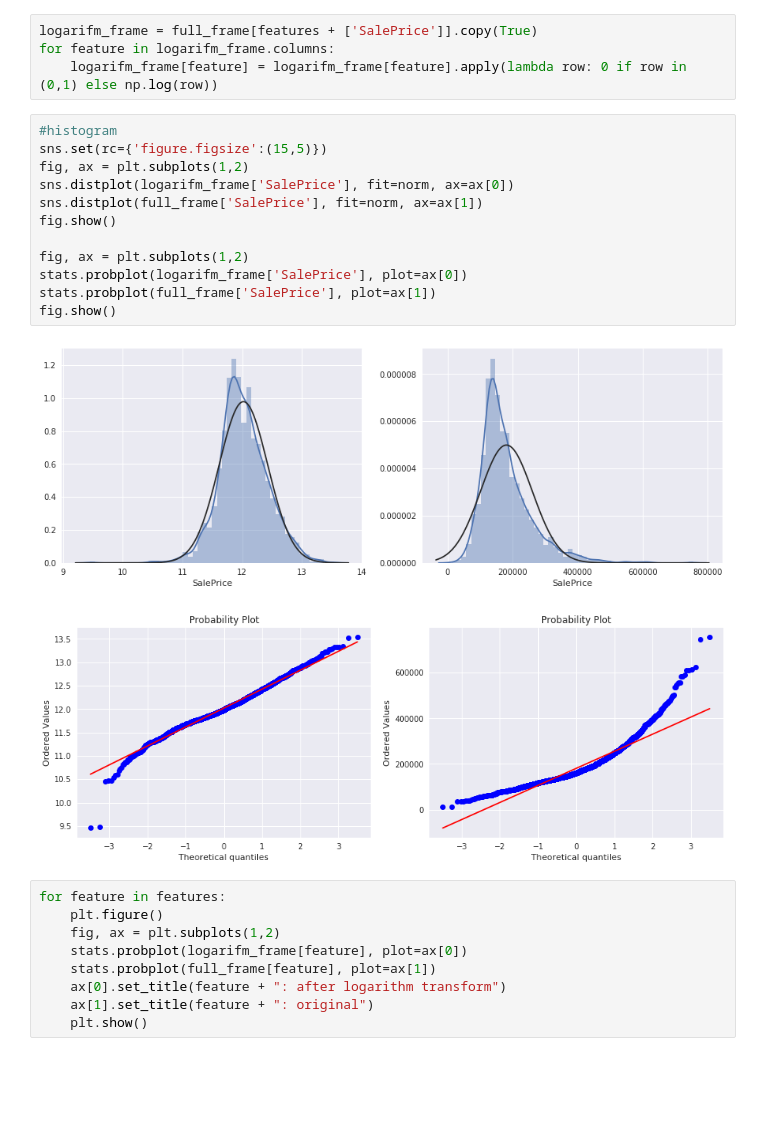
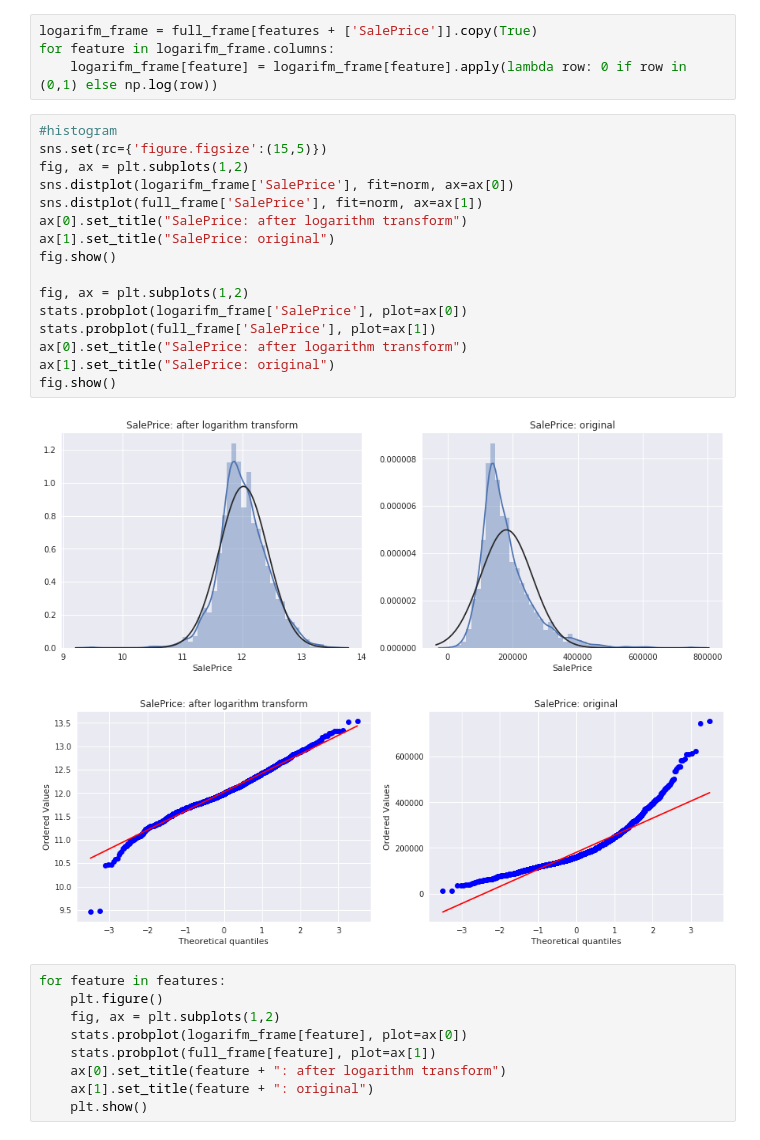
Before and after one commit to spiashko-house-prices/house-prices-notebook, a Jupyter notebook: notebook/data_analise.ipynb, the cells around one changed output. Saved outputs shown, nothing was run; the diff lists cells and outputs as text; blank space fills up the shorter version.

```diff
--- a/notebook/data_analise.ipynb
+++ b/notebook/data_analise.ipynb
@@ -385,18 +385,22 @@ for feature in logarifm_frame.columns:
 # %%
 #histogram
 sns.set(rc={'figure.figsize':(15,5)})
 fig, ax = plt.subplots(1,2)
 sns.distplot(logarifm_frame['SalePrice'], fit=norm, ax=ax[0])
 sns.distplot(full_frame['SalePrice'], fit=norm, ax=ax[1])
+ax[0].set_title("SalePrice: after logarithm transform")
+ax[1].set_title("SalePrice: original")
 fig.show()
 
 fig, ax = plt.subplots(1,2)
 stats.probplot(logarifm_frame['SalePrice'], plot=ax[0])
 stats.probplot(full_frame['SalePrice'], plot=ax[1])
+ax[0].set_title("SalePrice: after logarithm transform")
+ax[1].set_title("SalePrice: original")
 fig.show()
 # %% [output]
-[figure, old version]
+[figure, new version]
-[figure, old version]
+[figure, new version]
 # %%
 for feature in features:
     plt.figure()
```
Also changed, not shown: parts of 5 cells of this notebook.
